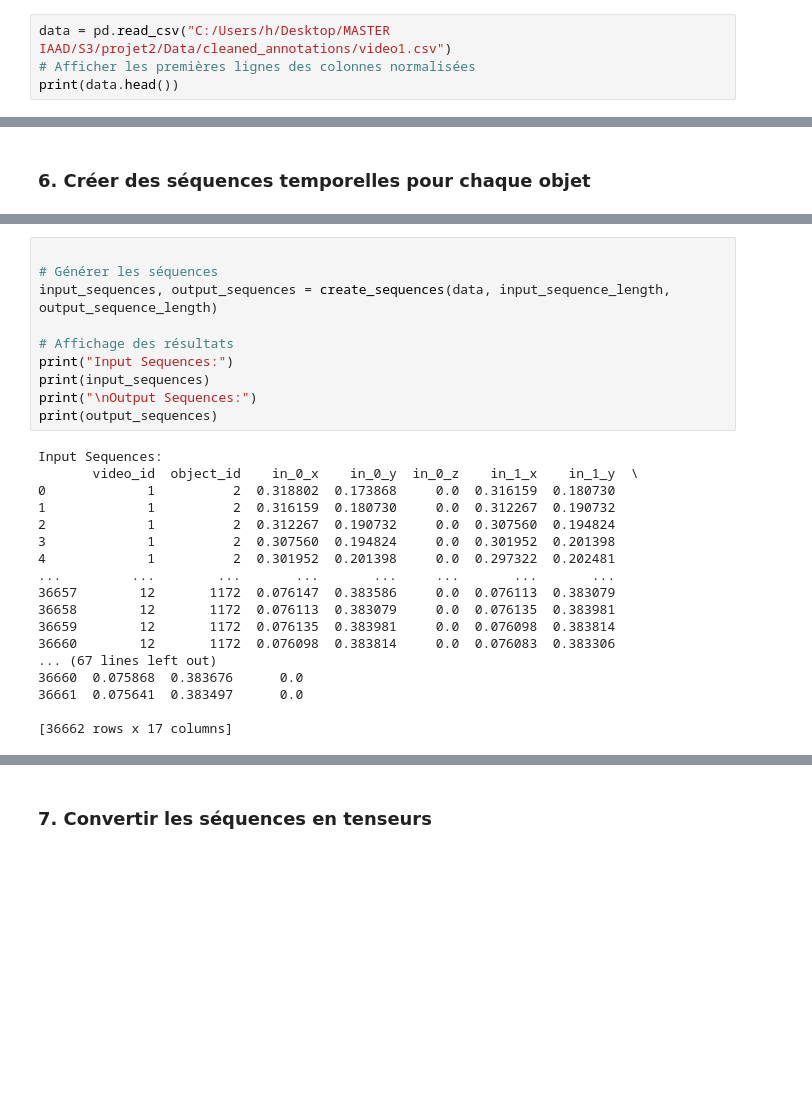
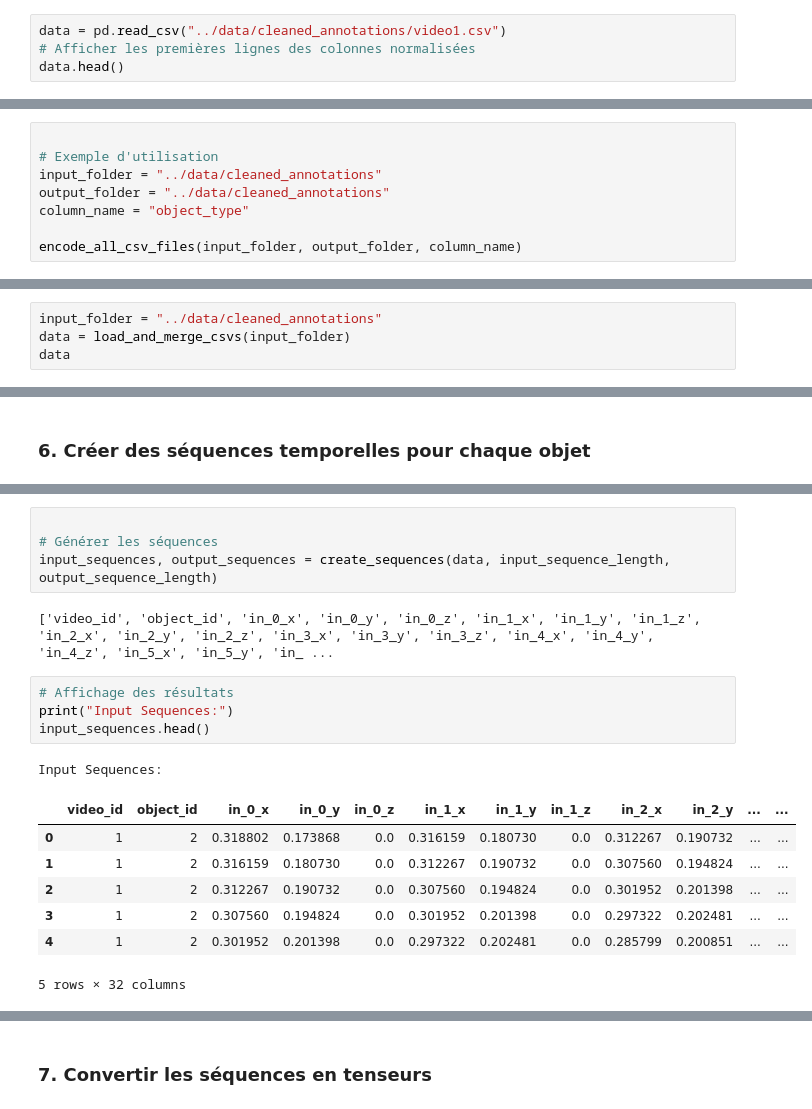
Before and after one commit to devAhansal/Transformers-Based-Traffic-Prediction, a Jupyter notebook: notebooks/02_Data_Preprocessing.ipynb, the cells around one changed output, grey strips where cells are left out. Saved outputs shown, nothing was run; the diff lists cells and outputs as text; blank space fills up the shorter version.

```diff
--- a/notebooks/02_Data_Preprocessing.ipynb
+++ b/notebooks/02_Data_Preprocessing.ipynb
@@ -305,5 +286,5 @@ Les colonnes normalisées ont été sauvegardées dans : C:/Users/h/Desktop/MAST
 # %%
-data = pd.read_csv("C:/Users/h/Desktop/MASTER IAAD/S3/projet2/Data/cleaned_annotations/video1.csv")
+data = pd.read_csv("../data/cleaned_annotations/video1.csv")
 # Afficher les premières lignes des colonnes normalisées
-print(data.head())
+data.head()
 # %% [output]
@@ -379,0 +331,8 @@ Encodage one-hot effectué et sauvegardé dans : C:/Users/h/Desktop/MASTER IAAD/
+# %%
+
+# Exemple d'utilisation
+input_folder = "../data/cleaned_annotations"
+output_folder = "../data/cleaned_annotations"
+column_name = "object_type"
+
+encode_all_csv_files(input_folder, output_folder, column_name)
@@ -410,0 +365,4 @@ data
+# %%
+input_folder = "../data/cleaned_annotations"
+data = load_and_merge_csvs(input_folder)
+data
@@ -468,27 +460,18 @@ def create_sequences(data, input_sequence_length, output_sequence_length):
 
 # Générer les séquences
 input_sequences, output_sequences = create_sequences(data, input_sequence_length, output_sequence_length)
-
-# Affichage des résultats
-print("Input Sequences:")
-print(input_sequences)
-print("\nOutput Sequences:")
-print(output_sequences)
 # %% [output]
-Input Sequences:
-       video_id  object_id    in_0_x    in_0_y  in_0_z    in_1_x    in_1_y  \
-0             1          2  0.318802  0.173868     0.0  0.316159  0.180730
-1             1          2  0.316159  0.180730     0.0  0.312267  0.190732
-2             1          2  0.312267  0.190732     0.0  0.307560  0.194824
-3             1          2  0.307560  0.194824     0.0  0.301952  0.201398
-4             1          2  0.301952  0.201398     0.0  0.297322  0.202481
-...         ...        ...       ...       ...     ...       ...       ...
-36657        12       1172  0.076147  0.383586     0.0  0.076113  0.383079
-36658        12       1172  0.076113  0.383079     0.0  0.076135  0.383981
-36659        12       1172  0.076135  0.383981     0.0  0.076098  0.383814
-36660        12       1172  0.076098  0.383814     0.0  0.076083  0.383306
-... (67 lines left out)
-36660  0.075868  0.383676      0.0
-36661  0.075641  0.383497      0.0
-
-[36662 rows x 17 columns]
+['video_id', 'object_id', 'in_0_x', 'in_0_y', 'in_0_z', 'in_1_x', 'in_1_y', 'in_1_z', 'in_2_x', 'in_2_y', 'in_2_z', 'in_3_x', 'in_3_y', 'in_3_z', 'in_4_x', 'in_4_y', 'in_4_z', 'in_5_x', 'in_5_y', 'in_ ...
+# %%
+# Affichage des résultats
+print("Input Sequences:")
+input_sequences.head()
+# %% [output]
+Input Sequences:
+|  | video_id | object_id | in_0_x | in_0_y | in_0_z | in_1_x | in_1_y | in_1_z | in_2_x | in_2_y | ... | ... |
+| 0 | 1 | 2 | 0.318802 | 0.173868 | 0.0 | 0.316159 | 0.180730 | 0.0 | 0.312267 | 0.190732 | ... | ... |
+| 1 | 1 | 2 | 0.316159 | 0.180730 | 0.0 | 0.312267 | 0.190732 | 0.0 | 0.307560 | 0.194824 | ... | ... |
+| 2 | 1 | 2 | 0.312267 | 0.190732 | 0.0 | 0.307560 | 0.194824 | 0.0 | 0.301952 | 0.201398 | ... | ... |
+| 3 | 1 | 2 | 0.307560 | 0.194824 | 0.0 | 0.301952 | 0.201398 | 0.0 | 0.297322 | 0.202481 | ... | ... |
+| 4 | 1 | 2 | 0.301952 | 0.201398 | 0.0 | 0.297322 | 0.202481 | 0.0 | 0.285799 | 0.200851 | ... | ... |
+5 rows × 32 columns
```
Also changed, not shown: parts of 28 cells of this notebook, 21 other files.
